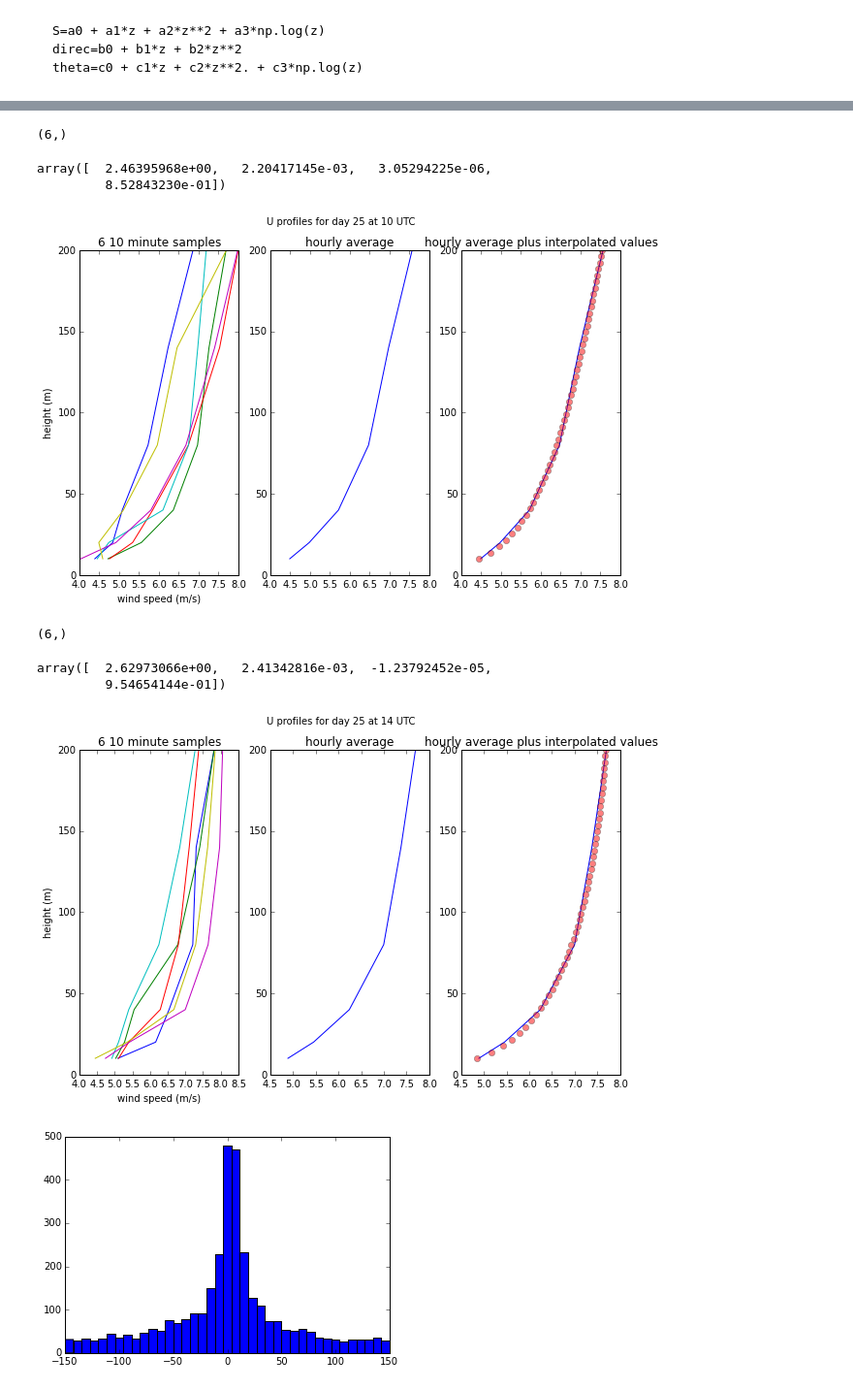
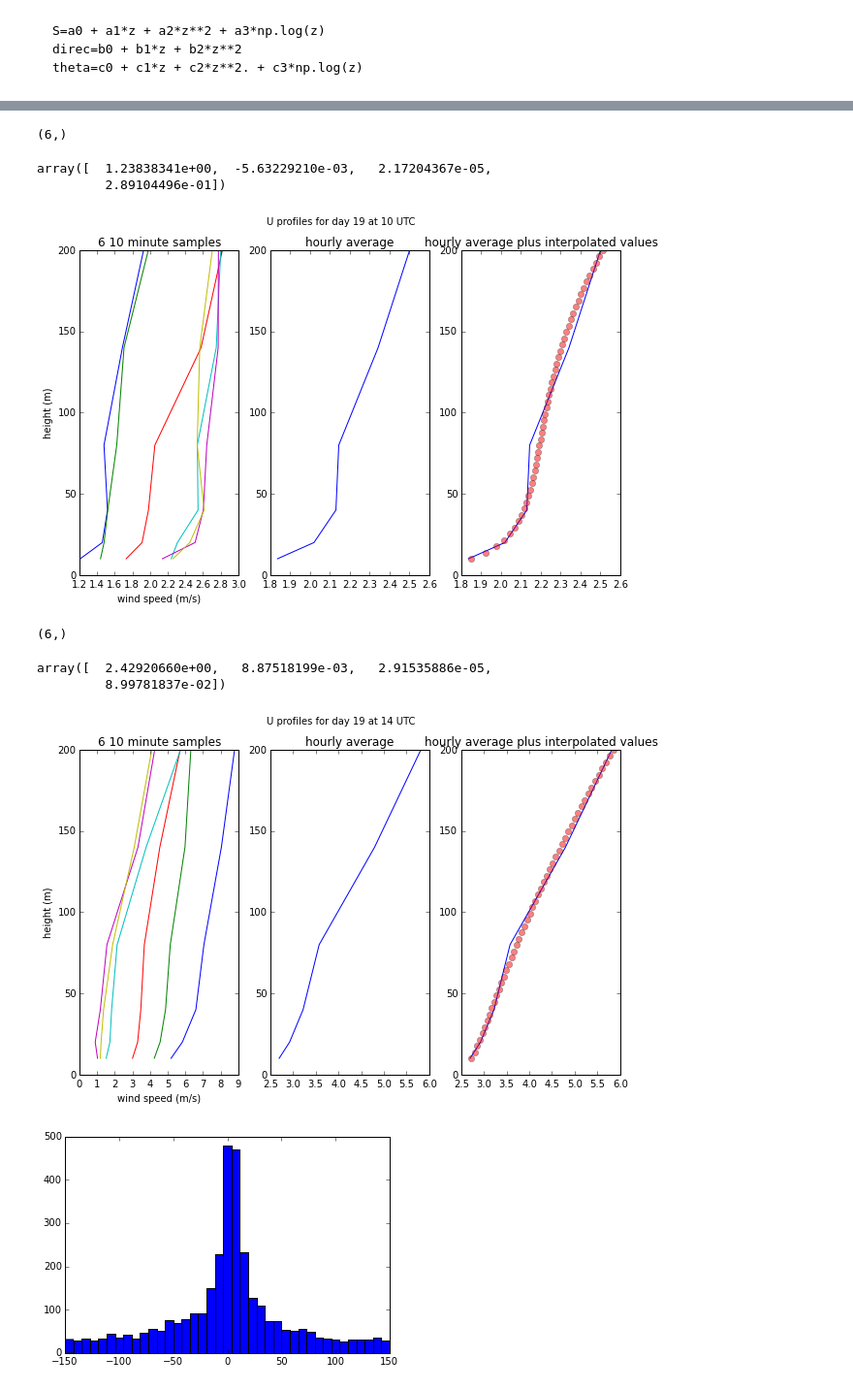
Before and after one commit to tc637/atsc500, a Jupyter notebook: notebooks/do_fit_tim1.ipynb, the cells around one changed output, grey strips where cells are left out. Shown at 97% size. Cells and saved outputs as stored; diff of their text form; code cells hidden in the pictures.

```diff
--- a/notebooks/do_fit_tim1.ipynb
+++ b/notebooks/do_fit_tim1.ipynb
@@ -58,7 +58,7 @@ warnings.filterwarnings("ignore",category=scipy.optimize.OptimizeWarning)
 
 # 2 UTC
 hour1=2 # early morning
-day=25
+day=19
 fig,ax=plt.subplots(1,3,figsize=(10,6))
 sample1=aug_speed[day,hour,:,:]
 fig.suptitle('U profiles for day {} at {} UTC'.format(day,hour1))
@@ -101,7 +101,6 @@ array([  1.91304687e+00,   3.56421223e-02,  -5.27527483e-05,
 # %%
 # 10 UTC
 hour2=10 # later morning
-day=25
 fig,ax=plt.subplots(1,3,figsize=(10,6))
 fig.suptitle('U profiles for day {} at {} UTC'.format(day,hour2))
 sample2=aug_speed[day,hour2,:,:]
@@ -133,47 +132,46 @@ ax[2].plot(speed_interp,zinterp,'ro',alpha=0.5)
 pars
 # %% [output]
 (6,)
-array([  2.46395968e+00,   2.20417145e-03,   3.05294225e-06,
-         8.52843230e-01])
+array([  1.23838341e+00,  -5.63229210e-03,   2.17204367e-05,
+         2.89104496e-01])
-[figure, old version]
+[figure, new version]
 # %%
 # 14 UTC
 hour3=14 # afternoon
-day=25
 fig,ax=plt.subplots(1,3,figsize=(10,6))
 fig.suptitle('U profiles for day {} at {} UTC'.format(day,hour3))
 sample3=aug_speed[day,hour3,:,:]
 ax[0].plot(sample3.T,z)
 ax[0].set(title='6 10 minute samples',xlabel='wind speed (m/s)',
          ylabel='height (m)')
 ax[1].plot(hourly_wind_avg[day,hour3,:],z)
 ax[1].set(title='hourly average')
 ax[2].plot(hourly_wind_avg[day,hour3,:],z)
 ax[2].set(title='hourly average plus interpolated values')
 #
 # flip tower data so it goes from bottom to top
 # and get rid of the lowest level, which doesn't
 # have a measurement
 #
 rev_z=z[::-1]
 rev_z=rev_z[1:]
 print(rev_z.shape)
 test=hourly_wind_avg[day,hour3,::-1]
 test=test[1:]
 
 initial_guess=[0,0,0,0]
 pars, pcov = curve_fit(wind_func, rev_z, test, p0=initial_guess)
 initial_guess
 pars
 zinterp=np.linspace(10.,200,50.)
 speed_interp=wind_func(zinterp,*pars)
 ax[2].plot(speed_interp,zinterp,'ro',alpha=0.5)
 pars
 # %% [output]
 (6,)
-array([  2.62973066e+00,   2.41342816e-03,  -1.23792452e-05,
-         9.54654144e-01])
+array([  2.42920660e+00,   8.87518199e-03,   2.91535886e-05,
+         8.99781837e-02])
-[figure, old version]
+[figure, new version]
 # %%
 with Dataset(the_file,'r') as nc_ubc:
     aug_nc=nc_ubc.groups[group]
```
Also changed, not shown: parts of 3 cells of this notebook, 4 other files.
